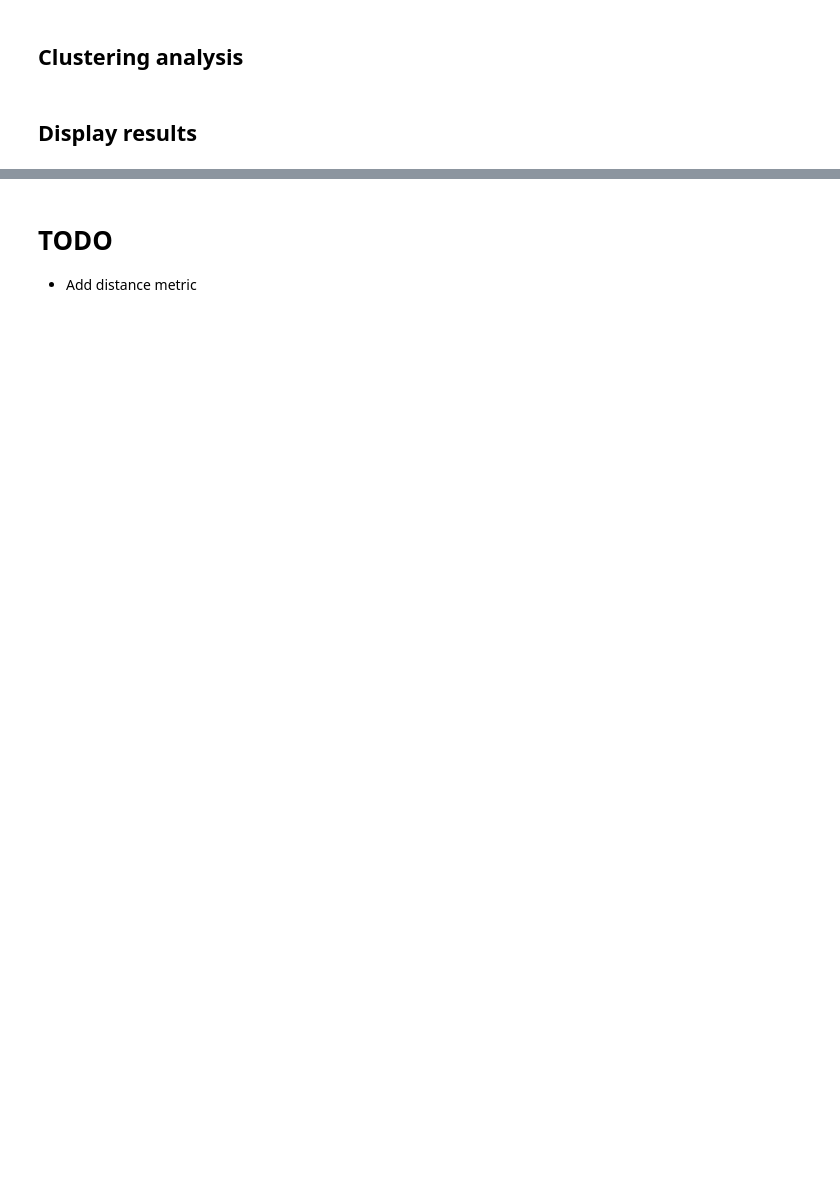
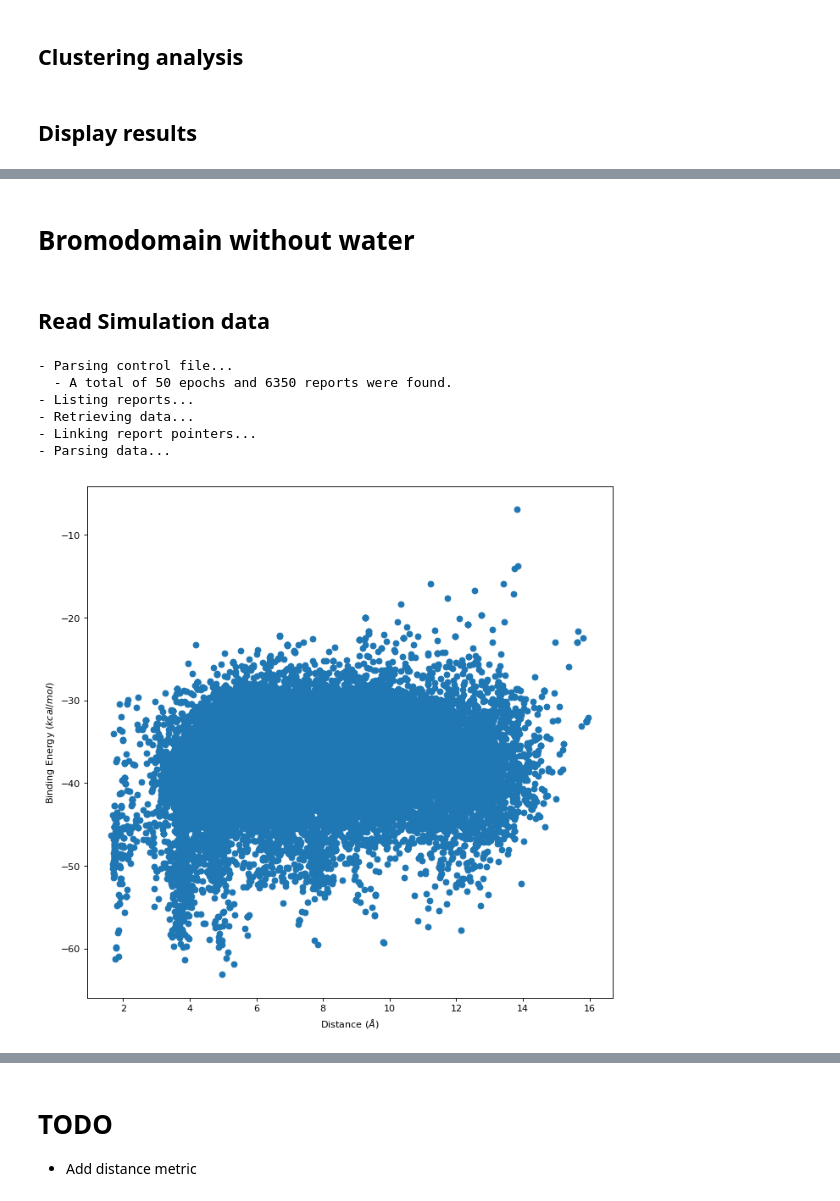
Before and after one commit to martimunicoy/PELEAnalysis, a Jupyter notebook: JupyterNotebooks/Analyze4STDWater.ipynb, the cells around one changed output, grey strips where cells are left out. Saved outputs shown, nothing was run; the diff lists cells and outputs as text; code cells hidden in the pictures; blank space fills up the shorter version.

```diff
--- a/JupyterNotebooks/Analyze4STDWater.ipynb
+++ b/JupyterNotebooks/Analyze4STDWater.ipynb
@@ -100,12 +10,0 @@ def get_density(atom_ids, results):
-# %%
-def get_metric(list_of_reports, col_num=None, metric_name=None):
-    if (col_num is None and metric_name is None):
-        raise NameError("Either column number or metric name must be especified")
-
-    # Get metrics
-    metric_values = []
-
-    for report in list_of_reports:
-        metric_values += report.getMetric(col_num, metric_name)[FIRST_ATOMS_TO_IGNORE:]
-
-    return metric_values
@@ -290,0 +137,40 @@ plt.show()
+# %% [markdown]
+#  Bromodomain without water
+# %%
+SIMULATION_PATH = '/home/municoy/LocalResults/waters/4STD/without_water/'
+try:
+    # Create target Directory
+    os.mkdir(SIMULATION_PATH + 'Plots')
+except FileExistsError:
+    pass
+# %% [markdown]
+## Read Simulation data
+# %%
+_, list_of_reports = \
+    obtain_water_data_from(SIMULATION_PATH + 'adaptive.conf',
+                           NUMBER_OF_PROCESSORS,
+                           WATER_SIMULATION_IDS,
+                           FIRST_ATOMS_TO_IGNORE)
+# %% [output]
+- Parsing control file...
+  - A total of 50 epochs and 6350 reports were found.
+- Listing reports...
+- Retrieving data...
+- Linking report pointers...
+- Parsing data...
+# %%
+energies = get_metric(list_of_reports, FIRST_ATOMS_TO_IGNORE, metric_name='Binding Energy')
+currentEnergy = get_metric(list_of_reports, FIRST_ATOMS_TO_IGNORE, metric_name='currentEnergy')
+distances = get_metric(list_of_reports, FIRST_ATOMS_TO_IGNORE, metric_name='Lig-Asn123_distance')
+norm = plt.Normalize(0, len(WATER_REFERENCE_IDS))
+cmap = plt.cm.RdYlGn
+# %%
+fig, ax = plt.subplots(figsize=(10, 10), dpi= 80, facecolor='w', edgecolor='k')
+plt.ylabel('Binding Energy (' + r'$kcal/mol$' + ')')
+plt.xlabel('Distance (' + r'$\AA$' + ')')
+sc = ax.scatter(distances, energies, cmap=cmap, norm=norm)
+plt.savefig(SIMULATION_PATH + 'Plots/4STD_BE_D.png', dpi=80, facecolor='w',
+            edgecolor='k', orientation='portrait', transparent=True)
+plt.show()
+# %% [output]
+[figure, added]
```
Also changed, not shown: parts of 28 cells of this notebook.
